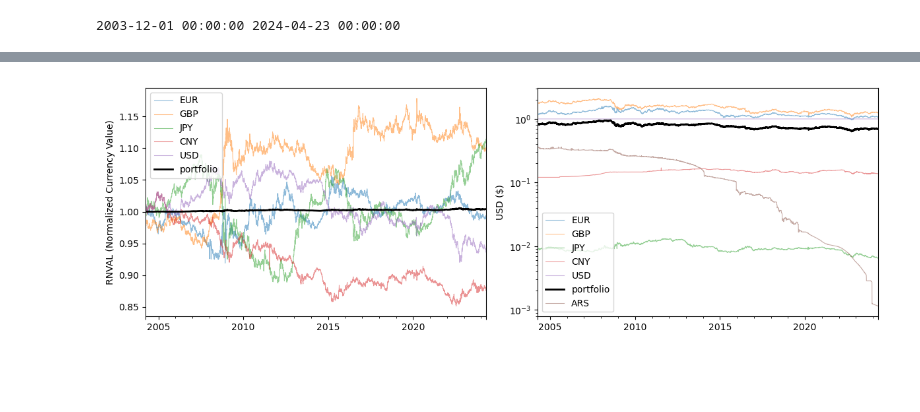
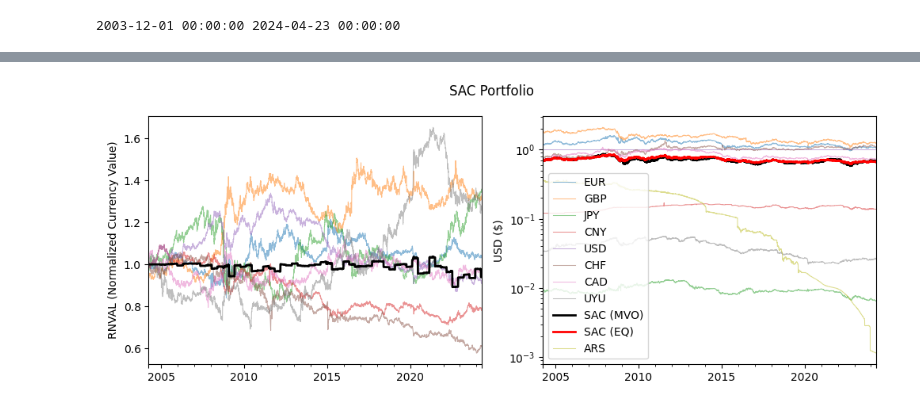
Before and after one commit to CELtd/cel, a Jupyter notebook: notebooks/argentina/v2.ipynb, the cells around one changed output, grey strips where cells are left out. Cells and saved outputs as stored; diff of their text form; code cells hidden in the pictures; blank space fills up the shorter version.

```diff
--- a/notebooks/argentina/v2.ipynb
+++ b/notebooks/argentina/v2.ipynb
@@ -91,7 +89,8 @@ for ticker, data in ticker2data.items():
 close_df['USD'] = 1
 close_df['ARS'] = ars_df['Adj Close']
 
-currencies_for_basket = ['EUR', 'GBP', 'JPY', 'CNY', 'USD']
+currencies_for_basket = ['EUR', 'GBP', 'JPY', 'CNY', 'USD', 'CHF', 'CAD', 'UYU']
+# currencies_for_basket = ['EUR', 'GBP', 'JPY', 'CNY', 'USD']
 close_df = close_df[currencies_for_basket]
 # normalize the prices
 n_curr = len(tickers) + 2 # add in argentina and usd
@@ -204,40 +194,46 @@ Intel MKL WARNING: Support of Intel(R) Streaming SIMD Extensions 4.2 (Intel(R) S
 # %%
 plot_currencies = currencies_for_basket.copy()
-plot_currencies.append('portfolio')
+plot_currencies.append('SAC (MVO)')
 plot_df = df_output[plot_currencies]
 # plot_df = plot_df.divide(plot_df['USD'], axis=0) # normalize to USD
 # plot_df.plot()
-fig, ax = plt.subplots(1, 2, figsize=(12, 4))
+fig, ax = plt.subplots(1, 2, figsize=(10, 4))
 axx = ax[0]
 for p in plot_currencies:
-    alpha = 1 if p == 'portfolio' else 0.5
-    line_width = 2 if p == 'portfolio' else 0.75
-    if p == 'portfolio':
+    alpha = 1 if 'SAC' in p else 0.5
+    line_width = 2 if 'SAC' in p else 0.75
+    if 'SAC' in p:
         plot_df[p].plot(label=p, alpha=alpha, linewidth=line_width, color='k', ax=axx)
     else:
         plot_df[p].plot(label=p, alpha=alpha, linewidth=line_width, ax=axx)
-axx.legend()
+# axx.legend()
 axx.set_ylabel('RNVAL (Normalized Currency Value)')
 
 axx = ax[1]
 plot_currencies = currencies_for_basket.copy()
-plot_currencies.append('portfolio')
+plot_currencies.append('SAC (MVO)')
+plot_currencies.append('SAC (EQ)')
 plot_df = df_output_raw[plot_currencies]
 # add argentina
 plot_df['ARS'] = ars_df['Adj Close'].loc[plot_df.index]
 for p in plot_df.columns:
-    alpha = 1 if p == 'portfolio' else 0.5
-    line_width = 2 if p == 'portfolio' else 0.75
-    if p == 'portfolio':
-        plot_df[p].plot(label=p, alpha=alpha, linewidth=line_width, color='k', ax=axx)
+    alpha = 1 if 'SAC' in p else 0.5
+    line_width = 2 if 'SAC' in p else 0.75
+    if 'SAC' in p:
+        if 'MVO' in p:
+            plot_df[p].plot(label=p, alpha=alpha, linewidth=line_width, color='k', ax=axx)
+        elif 'EQ' in p:
+            plot_df[p].plot(label=p, alpha=alpha, linewidth=line_width, color='r', ax=axx)
     else:
         plot_df[p].plot(label=p, alpha=alpha, linewidth=line_width, ax=axx)
 
 axx.legend()
 axx.set_yscale('log')
 axx.set_ylabel('USD ($)')
 
 plt.tight_layout()
-plt.savefig('SAC.png')
+plt.suptitle('SAC Portfolio')
+plt.tight_layout()
+plt.savefig('SAC_debug.png')
 # %% [output]
-[figure, old version]
+[figure, new version]
```
Also changed, not shown: parts of 5 cells of this notebook.
